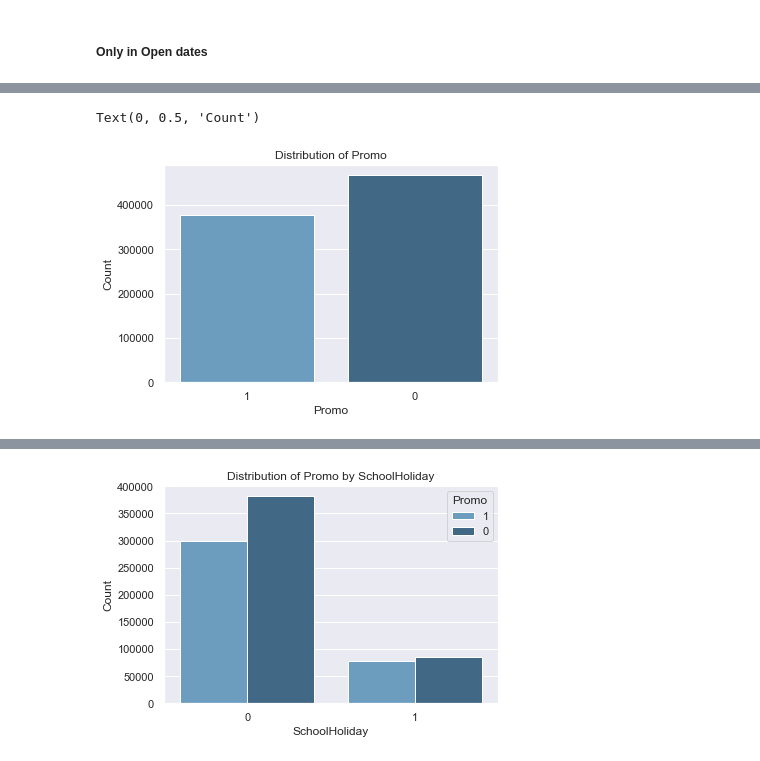
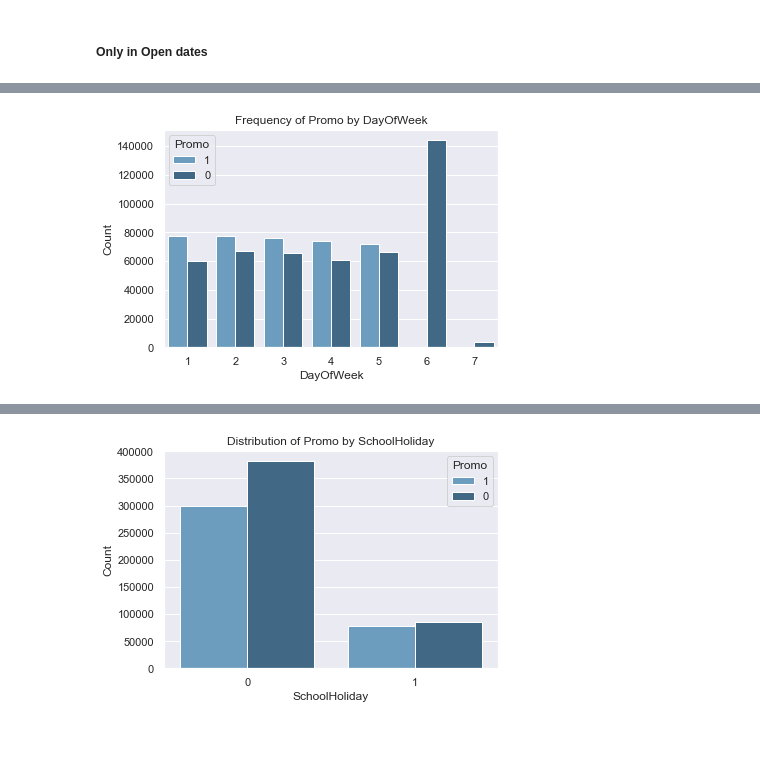
Before and after one commit to CYCCCCC/store_sales_prediction, a Jupyter notebook: store_sales.ipynb, the cells around one changed output, grey strips where cells are left out. Saved outputs shown, nothing was run; the diff lists cells and outputs as text; code cells hidden in the pictures.

```diff
--- a/store_sales.ipynb
+++ b/store_sales.ipynb
@@ -480,10 +541,11 @@ Text(0, 0.5, 'Count')
 # %%
-order = [1, 0]
+hue_order = [1, 0]
 
-sns.countplot(x='Promo', data=train[train['Open']==1], order=order, palette='Blues_d')
-plt.title('Distribution of Promo')
-plt.xlabel('Promo')
+sns.countplot(x='DayOfWeek', hue='Promo', data=train[train['Open']==1], palette='Blues_d', hue_order=hue_order)
+plt.title('Frequency of Promo by DayOfWeek')
+plt.xlabel('DayOfWeek')
 plt.ylabel('Count')
+plt.legend(title='Promo')
+plt.show()
 # %% [output]
-Text(0, 0.5, 'Count')
-[figure, old version]
+[figure, new version]
```
Also changed, not shown: parts of 21 cells of this notebook.
